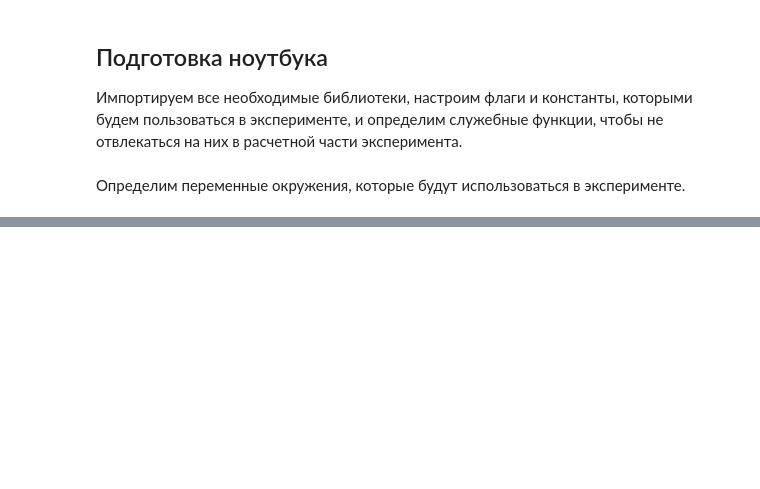
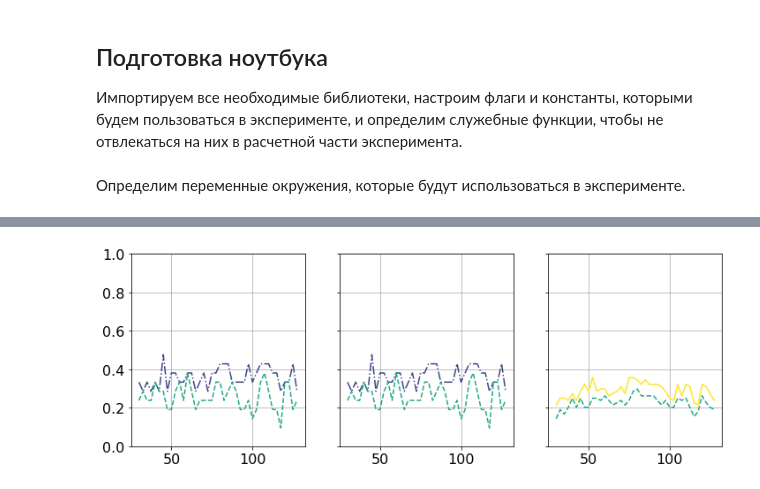
Before and after one commit to kruglov-mipt/diplom, a Jupyter notebook: experiments/Simulation.ipynb, the cells around one changed output, grey strips where cells are left out. Cells and saved outputs as stored; diff of their text form; code cells hidden in the pictures; blank space fills up the shorter version.

```diff
--- a/experiments/Simulation.ipynb
+++ b/experiments/Simulation.ipynb
@@ -95,0 +150,7 @@ df
+# %%
+if RUN_SIMULATION or not os.path.exists(SIM_DATA_PATH):
+    df = pd.DataFrame(INPUTS)
+    df.to_csv(SIM_DATA_PATH, index=False)
+    print(f"Written {df.shape[0]} rows to {SIM_DATA_PATH}")
+else:
+    print(f"Sim data file exists, RUN_SIMULATION = False")
@@ -95,0 +161,3 @@ df
+# %%
+DF = pd.read_csv("data/sim_data_20.csv").sort_values('vehicle_speed')
+print(f"Loaded {DF.shape[0]} rows")
@@ -95,0 +199,28 @@ df
+# %%
+COL_TID = "tid_read_rate"
+COL_EPC = "epc_read_rate"
+COL_VEH = "vehicle_read_rate"
+COL_V = "vehicle_speed"
+
+fig, axes = plt.subplots(figsize=(12, 4), nrows=1, ncols=3,
+                         sharex=True, sharey=True)
+df = subset(DF, t=BASE_T, p=BASE_P, m=BASE_M, tid=BASE_TID, flag=BASE_FLAG)
+df_front = df[df.use_tag_back==False][[COL_V, COL_TID, COL_EPC]]
+df_back = df[df.use_tag_front==False][[COL_V, COL_TID, COL_EPC]]
+df_both = df[[COL_V, COL_VEH, COL_TID]].groupby(COL_V, as_index=False).mean()
+
+# Вероятность идентификации по переднему номеру
+colors = [get_color(0.2), get_color(0.6), get_color(1.0)]
+axes[0].plot(df_front[COL_V], df_front[COL_EPC], color=colors[0], linestyle='-.', label='Вероятность чтения EPCID')
+axes[0].plot(df_front[COL_V], df_front[COL_TID], color=colors[1], linestyle='--', label='Вероятность чтения TID')
+axes[1].plot(df_front[COL_V], df_front[COL_EPC], color=colors[0], linestyle='-.', label='Вероятность чтения EPCID')
+axes[1].plot(df_front[COL_V], df_front[COL_TID], color=colors[1], linestyle='--', label='Вероятность чтения TID')
+axes[2].plot(df_both[COL_V], df_both[COL_VEH], color=colors[2], linestyle='-', label='Вероятность идентификации автомобиля')
+axes[2].plot(df_both[COL_V], df_both[COL_TID], color=colors[1], linestyle='--', label='Вероятность чтения TID')
+for ax in axes:
+    ax.grid()
+    ax.set_ylim((0, 1))
+# fig.legend(*axes[0].get_legend_handles_labels(), loc='lower center',
+#            bbox_to_anchor=(0.5, 0), ncol=3)
+# %% [output]
+[figure, added]
```
Also changed, not shown: parts of 22 cells of this notebook, 6 other files.
